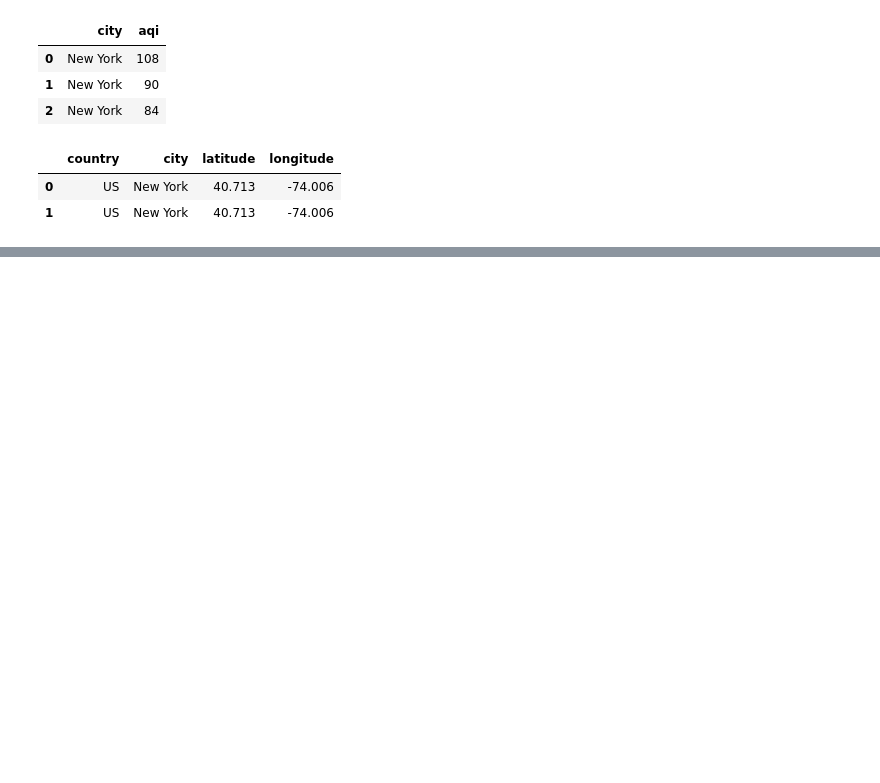
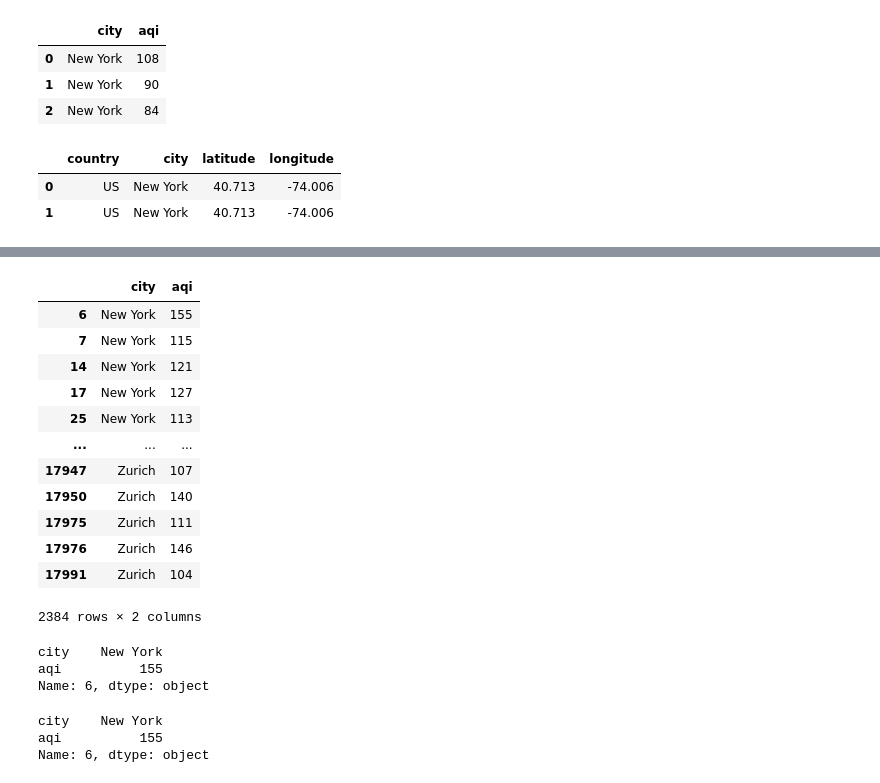
Before and after one commit to mihirgupta665/PRIME-AI-And-ML-, a Jupyter notebook: 2_Data_Thinking/4_GlobalAirQuality.ipynb, the cells around one changed output, grey strips where cells are left out. Cells and saved outputs as stored; diff of their text form; code cells hidden in the pictures; blank space fills up the shorter version.

Commit message:
Learning Data filtering

```diff
--- a/2_Data_Thinking/4_GlobalAirQuality.ipynb
+++ b/2_Data_Thinking/4_GlobalAirQuality.ipynb
@@ -169,0 +229,33 @@ df.iloc[0:2, 1:5]  # sub tables using iloc always only accept the traditional nu
+# %%
+# extracting specific desired column by chaing columns after the filtering conditions
+aqi100_temp30 = df[(df["aqi"]>100) & (df["temperature"]>30)][["city","aqi"]]
+aqi100_temp30
+# %% [output]
+|  | city | aqi |
+| 6 | New York | 155 |
+| 7 | New York | 115 |
+| 14 | New York | 121 |
+| 17 | New York | 127 |
+| 25 | New York | 113 |
+| ... | ... | ... |
+| 17947 | Zurich | 107 |
+| 17950 | Zurich | 140 |
+| 17975 | Zurich | 111 |
+| 17976 | Zurich | 146 |
+| 17991 | Zurich | 104 |
+2384 rows × 2 columns
+# %%
+aqi100_temp30.iloc[0]   # index changes and positioning resets start from 0 again
+# %% [output]
+city    New York
+aqi          155
+Name: 6, dtype: object
+# %%
+# index changes and positioning resets start from 0 again
+# label is preserved after filtering(extraction)
+# aqi100_temp30.loc[0] will give error  as it was not filtered
+aqi100_temp30.loc[6]   # first row extracted had the label 6 and would be preserved too always .
+# %% [output]
+city    New York
+aqi          155
+Name: 6, dtype: object
```
Also changed, not shown: parts of 6 cells of this notebook, 2 other files.
